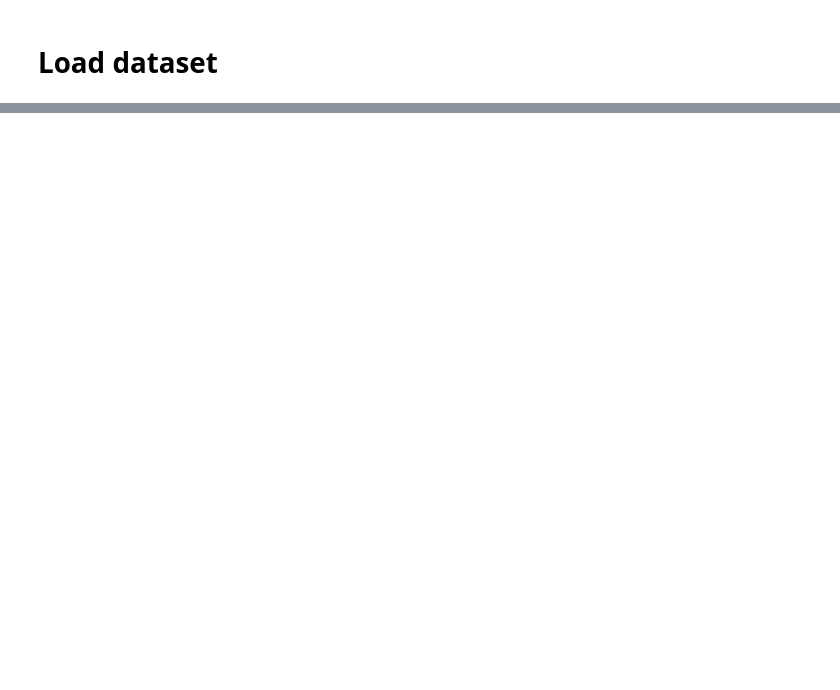
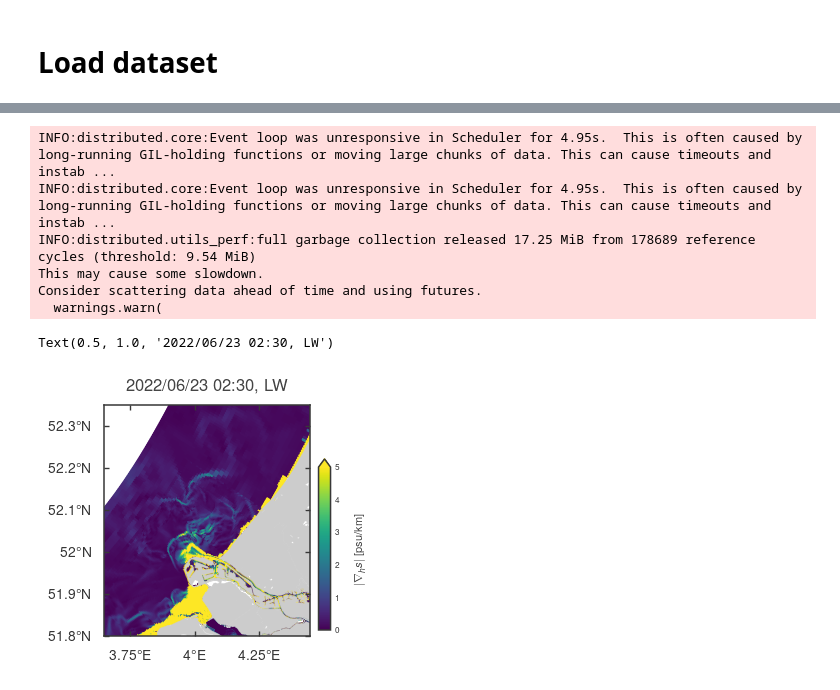
Before and after one commit to mgeraeds/pysva, a Jupyter notebook: notebooks/01_testing.ipynb, the cells around one changed output, grey strips where cells are left out. Drawn from its saved outputs; the diff is of its cells as text; code cells hidden in the pictures; blank space fills up the shorter version.

Commit message:
:poop: Wrote testing code that generates the full derivative

```diff
--- a/notebooks/01_testing.ipynb
+++ b/notebooks/01_testing.ipynb
@@ -377,2 +178,2 @@ sva_obj = constructorSVA(input_file=uds)
 # %%
-sva_obj.tracer = sva_obj.ds.mesh2d_sa1
+sva_obj.tracer = uda_to_edges(sva_obj, sva_obj.tracer)
@@ -438,13 +252,13 @@ def compute_gradient_on_face(constructorSVA, uda, **kwargs):
     edge_faces = edge_faces.where(edge_faces_validbool, -1)
 
     # > Get the face-edge connectivity and replace fill values with -1
-    face_edges = build_face_edge_connectivity(uds)
+    face_edges = build_face_edge_connectivity(constructorSVA)
     face_edges_validbool = face_edges!=fill_value
     face_edges = face_edges.where(face_edges_validbool, -1)
     face_edges_stacked = face_edges.stack(__tmp_dim__=(dimn_faces, dimn_maxfn))
 
     # > Get the unit normal vectors (nf) also in the face-edges matrix
-    fe_nfs = xr.where(face_edges!=fill_value, unvs.isel({dimn_edges:face_edges}), np.nan)
+    fe_nfs = xr.where(face_edges_validbool, unvs.isel({dimn_edges:face_edges}), np.nan)
 
     # // 2. See if the normal vectors are pointing out of the cell. If not, flip them.
     # > Calculate distance vectors
@@ -471,6 +285,8 @@ def compute_gradient_on_face(constructorSVA, uda, **kwargs):
         edge_var = edge_var_stacked.unstack("__tmp_dim__")
         # > Convert data-array back to an xu.UgridDataArray
         edge_var = xu.UgridDataArray(edge_var, grid=grid)
+        # > Replace locations of the validbools with NaN's
+        edge_var = xr.where(face_edges_validbool, edge_var, np.nan)
 
         # > Fill face_edge matrix with flow area data
         flow_area = flow_area.chunk(chunks)
@@ -1045,0 +353,2 @@ import cmocean.cm as cmo
+# %%
+dimn_cart = f'mesh2d_nCartesian_coords'
@@ -1045,0 +357,28 @@ import cmocean.cm as cmo
+# %%
+t = '2022/06/23 02:30'
+fig, ax = plt.subplots(FigureClass=GeneralPlot, figsize=(4,3))
+bg = plot_basic_background(ax=ax, crs='WGS84', zorder=1)
+pc = (salinity_gradient*1000).where(~bool_drycells).isel(mesh2d_nLayers=45).sel(time=t).ugrid.sel(y=slice(51.8, 52.4), x=slice(3.6, 4.5)).ugrid.plot(ax=ax,add_labels=False, add_colorbar=False, vmax=5, zorder=0)
+
+# add colorbar
+cax = fig.add_axes([ax.get_position().x1 + 0.01, ax.get_position().y0 + 0.02, 0.03, ax.get_position().height - 0.2])
+cax.tick_params(axis=u'both', which=u'both', length=0)
+
+# cbar limits + others
+ax.set_ylim(51.8, 52.35)
+ax.set_xlim(3.65, 4.45)
+cb = plt.colorbar(pc, cax=cax, extend='max')
+tracer_string = r'$|\nabla_h s|$ [psu/km]'
+cb.set_label(f'{tracer_string}', labelpad=10, fontsize=8)
+cb.ax.tick_params(labelsize=6)
+ax.set_title(f'{t}, LW')
+# plt.savefig('fronts_LW.png', transparent=True)
+# %% [output]
+INFO:distributed.core:Event loop was unresponsive in Scheduler for 4.95s.  This is often caused by long-running GIL-holding functions or moving large chunks of data. This can cause timeouts and instab ...
+INFO:distributed.core:Event loop was unresponsive in Scheduler for 4.95s.  This is often caused by long-running GIL-holding functions or moving large chunks of data. This can cause timeouts and instab ...
+INFO:distributed.utils_perf:full garbage collection released 17.25 MiB from 178689 reference cycles (threshold: 9.54 MiB)
+This may cause some slowdown.
+Consider scattering data ahead of time and using futures.
+  warnings.warn(
+Text(0.5, 1.0, '2022/06/23 02:30, LW')
+[figure, added]
```
Also changed, not shown: parts of 73 cells of this notebook.
